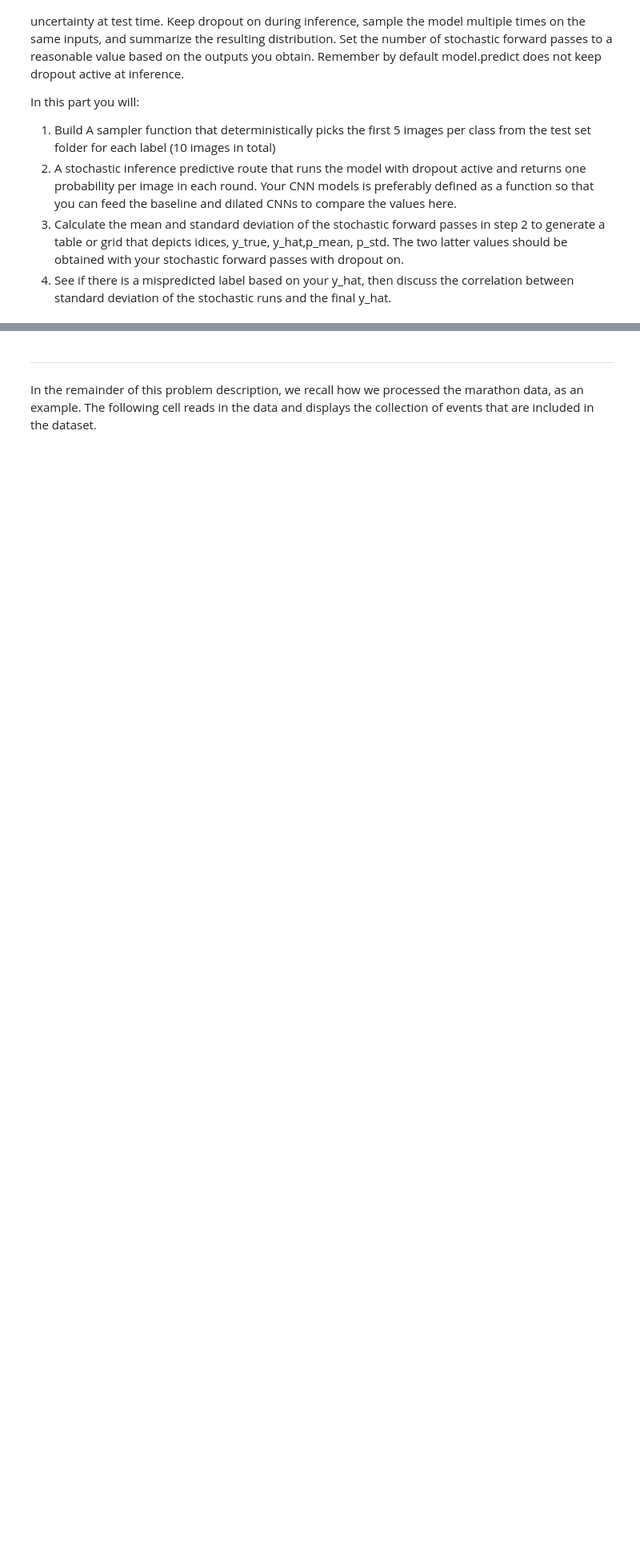
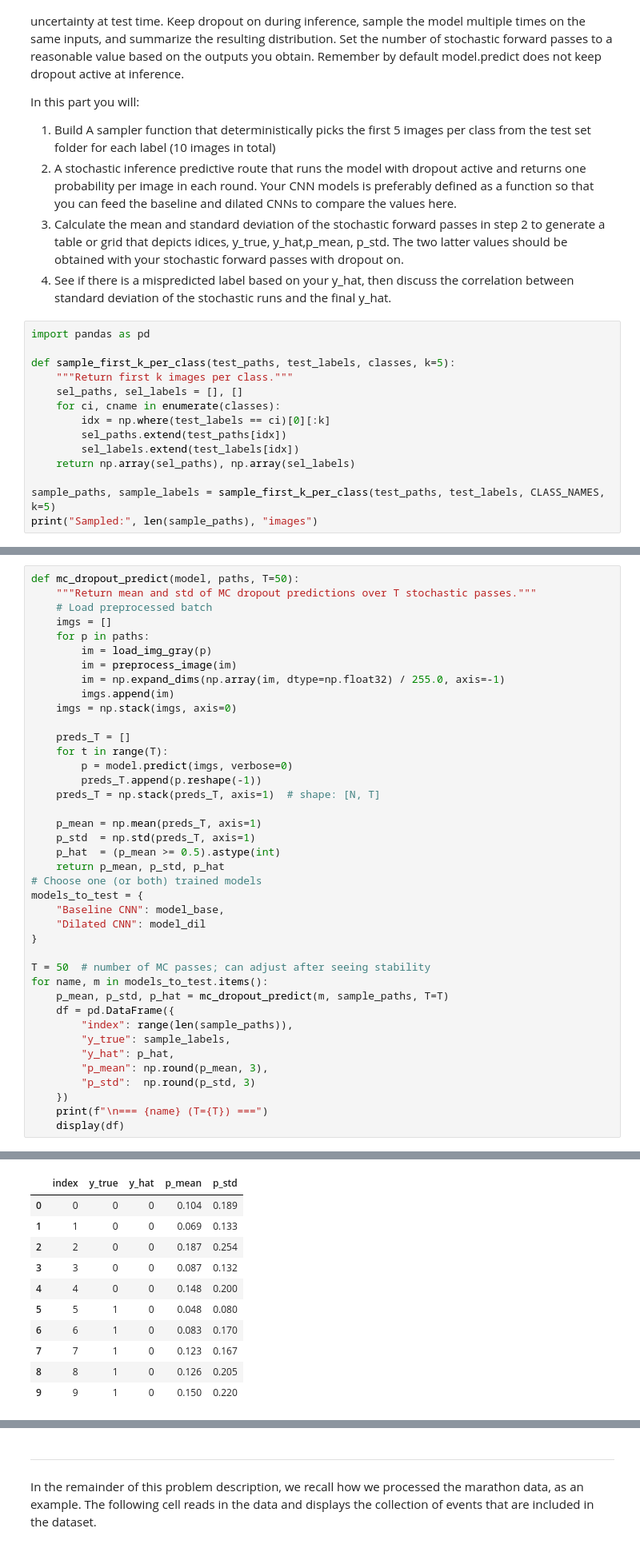
Before and after one commit to mirage-yyr/IML-S-DS665-hw2, a Jupyter notebook: assignments/assn2/assn2.ipynb, the cells around one changed output, grey strips where cells are left out. Shown at 80% size. Drawn from its saved outputs; the diff is of its cells as text; blank space fills up the shorter version.

```diff
--- a/assignments/assn2/assn2.ipynb
+++ b/assignments/assn2/assn2.ipynb
@@ -542,3 +843,17 @@ In this part you will:
 2.   A stochastic inference predictive route that runs the model with dropout active and returns one probability per image in each round. Your CNN models is preferably defined as a function so that you can feed the baseline and dilated CNNs to compare the values here.
 3. Calculate the mean and standard deviation of the stochastic forward passes in step 2 to generate a table or grid that depicts idices, y_true, y_hat,p_mean, p_std. The two latter values should be obtained with your stochastic forward passes with dropout on.
 4. See if there is a mispredicted label based on your y_hat, then discuss the correlation between standard deviation of the stochastic runs and the final y_hat.
+# %%
+import pandas as pd
+
+def sample_first_k_per_class(test_paths, test_labels, classes, k=5):
+    """Return first k images per class."""
+    sel_paths, sel_labels = [], []
+    for ci, cname in enumerate(classes):
+        idx = np.where(test_labels == ci)[0][:k]
+        sel_paths.extend(test_paths[idx])
+        sel_labels.extend(test_labels[idx])
+    return np.array(sel_paths), np.array(sel_labels)
+
+sample_paths, sample_labels = sample_first_k_per_class(test_paths, test_labels, CLASS_NAMES, k=5)
+print("Sampled:", len(sample_paths), "images")
@@ -544,0 +862,41 @@ In this part you will:
+# %%
+def mc_dropout_predict(model, paths, T=50):
+    """Return mean and std of MC dropout predictions over T stochastic passes."""
+    # Load preprocessed batch
+    imgs = []
+    for p in paths:
+        im = load_img_gray(p)
+        im = preprocess_image(im)
+        im = np.expand_dims(np.array(im, dtype=np.float32) / 255.0, axis=-1)
+        imgs.append(im)
+    imgs = np.stack(imgs, axis=0)
+
+    preds_T = []
+    for t in range(T):
+        p = model.predict(imgs, verbose=0)
+        preds_T.append(p.reshape(-1))
+    preds_T = np.stack(preds_T, axis=1)  # shape: [N, T]
+
+    p_mean = np.mean(preds_T, axis=1)
+    p_std  = np.std(preds_T, axis=1)
+    p_hat  = (p_mean >= 0.5).astype(int)
+    return p_mean, p_std, p_hat
+# Choose one (or both) trained models
+models_to_test = {
+    "Baseline CNN": model_base,
+    "Dilated CNN": model_dil
+}
+
+T = 50  # number of MC passes; can adjust after seeing stability
+for name, m in models_to_test.items():
+    p_mean, p_std, p_hat = mc_dropout_predict(m, sample_paths, T=T)
+    df = pd.DataFrame({
+        "index": range(len(sample_paths)),
+        "y_true": sample_labels,
+        "y_hat": p_hat,
+        "p_mean": np.round(p_mean, 3),
+        "p_std":  np.round(p_std, 3)
+    })
+    print(f"\n=== {name} (T={T}) ===")
+    display(df)
+# %% [output]
@@ -544,0 +904,11 @@ In this part you will:
+|  | index | y_true | y_hat | p_mean | p_std |
+| 0 | 0 | 0 | 0 | 0.104 | 0.189 |
+| 1 | 1 | 0 | 0 | 0.069 | 0.133 |
+| 2 | 2 | 0 | 0 | 0.187 | 0.254 |
+| 3 | 3 | 0 | 0 | 0.087 | 0.132 |
+| 4 | 4 | 0 | 0 | 0.148 | 0.200 |
+| 5 | 5 | 1 | 0 | 0.048 | 0.080 |
+| 6 | 6 | 1 | 0 | 0.083 | 0.170 |
+| 7 | 7 | 1 | 0 | 0.123 | 0.167 |
+| 8 | 8 | 1 | 0 | 0.126 | 0.205 |
+| 9 | 9 | 1 | 0 | 0.150 | 0.220 |
```
Also changed, not shown: parts of 22 cells of this notebook.
